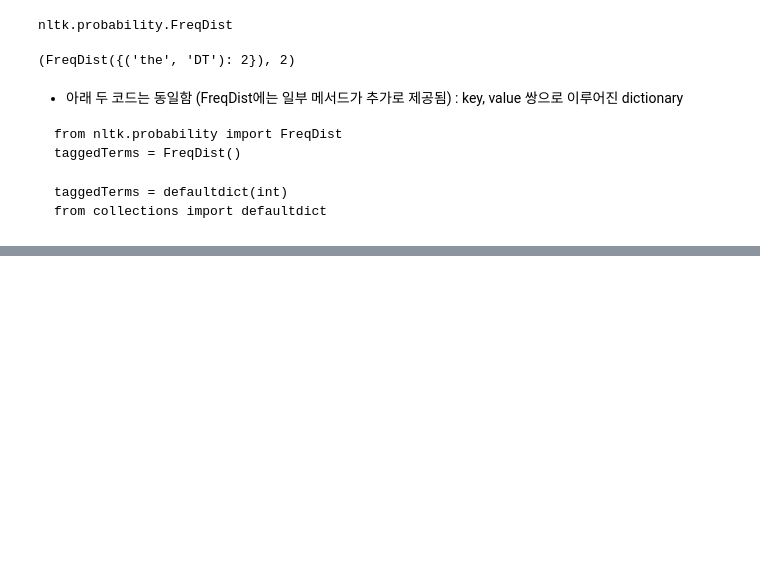
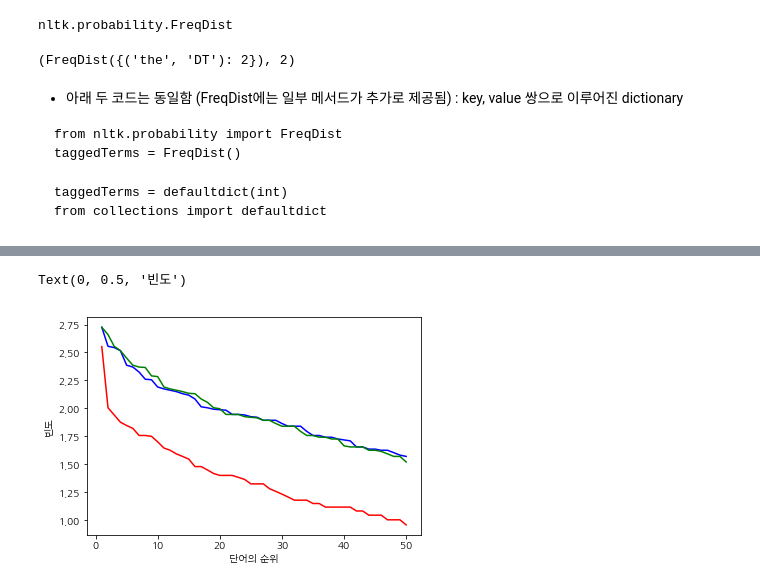
Before and after one commit to sungalex/nlp, a Jupyter notebook: lecture13-형태소분석_POS_Taggers-구문분석_구_연어_시각화.ipynb, the cells around one changed output, grey strips where cells are left out. Drawn from its saved outputs; the diff is of its cells as text; code cells hidden in the pictures; blank space fills up the shorter version.

```diff
--- a/lecture13-형태소분석_POS_Taggers-구문분석_구_연어_시각화.ipynb
+++ b/lecture13-형태소분석_POS_Taggers-구문분석_구_연어_시각화.ipynb
@@ -701,0 +592,18 @@ from collections import defaultdict
+# %%
+# log scale로 그리면 더 선형적으로 보임 (blue, green이 red 보다 더 일반화 되어 있음을 알 수 있음)
+import math
+
+x = range(1, 51)
+_y = [math.log10(_) for _ in y]
+_yy = [math.log10(_) for _ in yy]
+_yyy = [math.log10(_) for _ in yyy]
+
+plt.plot(x, _y, "r-")
+plt.plot(x, _yy, "b-")
+plt.plot(x, _yyy, "g-")
+
+plt.xlabel("단어의 순위")
+plt.ylabel("빈도")
+# %% [output]
+Text(0, 0.5, '빈도')
+[figure, added]
```
Also changed, not shown: parts of 102 cells of this notebook, 2 other files.
